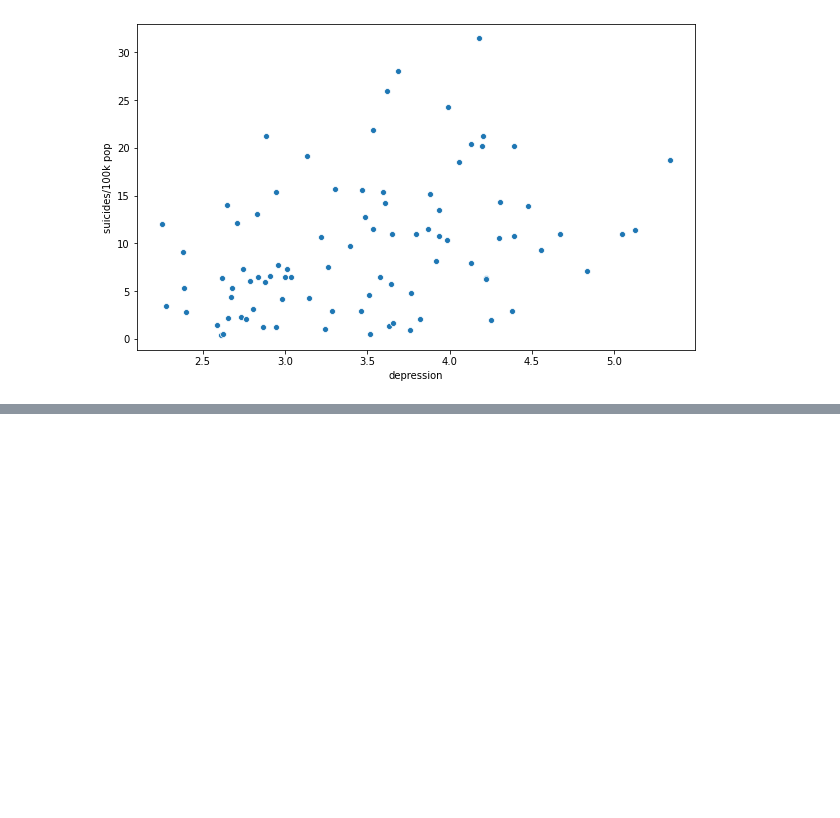
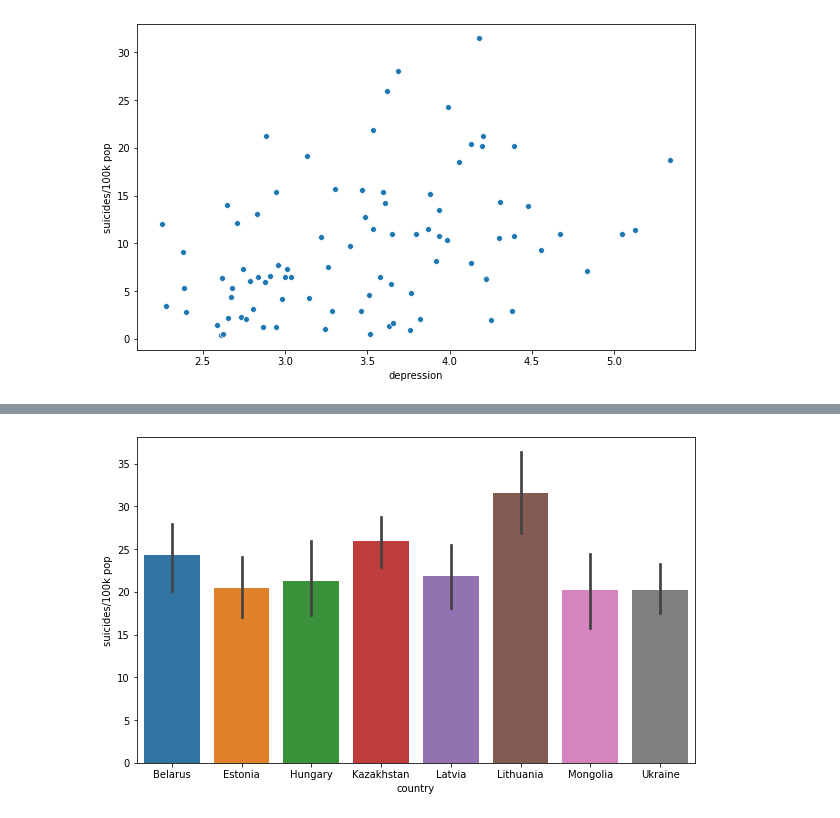
Before and after one commit to Brunadiasmiguel/depression, a Jupyter notebook: data-wrangling/country-sex-age2.ipynb, the cells around one changed output, grey strips where cells are left out. Cells and saved outputs as stored; diff of their text form; code cells hidden in the pictures; blank space fills up the shorter version.

Commit message:
add country file to repository

```diff
--- a/data-wrangling/country-sex-age2.ipynb
+++ b/data-wrangling/country-sex-age2.ipynb
@@ -481,0 +931,5 @@ sns.scatterplot(data=yo,
+# %%
+#soviet union analysis - checked on tableau that the countries with higher suicide rates are former URSS
+
+urssdf=final_df.copy()
+urssdf.head()
@@ -481,0 +943,4 @@ sns.scatterplot(data=yo,
+# %%
+#selecting the 8 countries of the top 10 suicide with URSS connection
+
+urssdf=urssdf.loc[(urssdf['country']=='Lithuania') | (urssdf['country']=='Kazakhstan')| (urssdf['country']=='Belarus')| (urssdf['country']=='Latvia')| (urssdf['country']=='Estonia')| (urssdf['country']=='Ukraine')| (urssdf['country']=='Mongolia')| (urssdf['country']=='Hungary')]
@@ -481,0 +962,10 @@ sns.scatterplot(data=yo,
+# %%
+#confirm the countries
+
+fig, ax = plt.subplots(figsize=(10,6))
+sns.barplot(data=urssdf,
+                x="country",
+                y="suicides/100k pop",
+                ax=ax);
+# %% [output]
+[figure, added]
```
Also changed, not shown: parts of 42 cells of this notebook.
